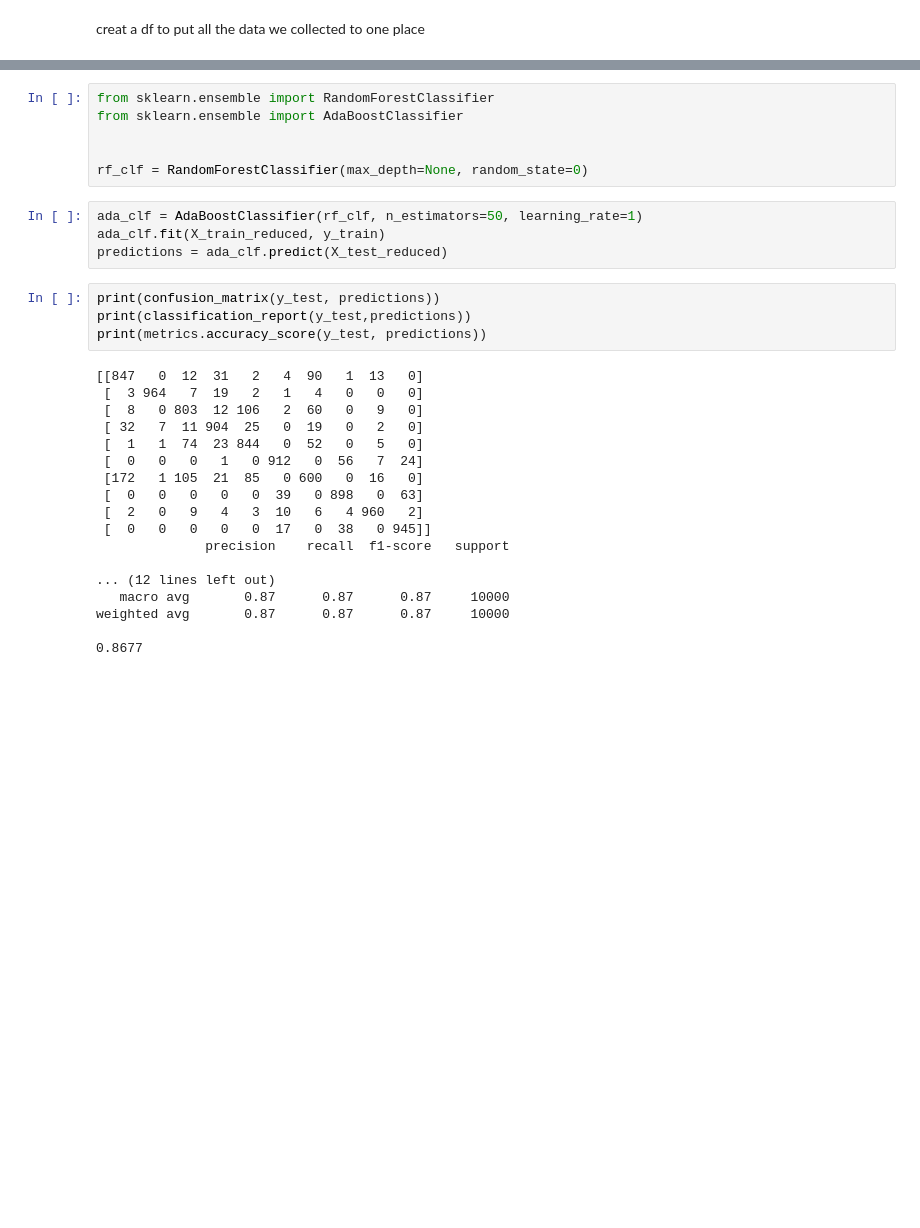
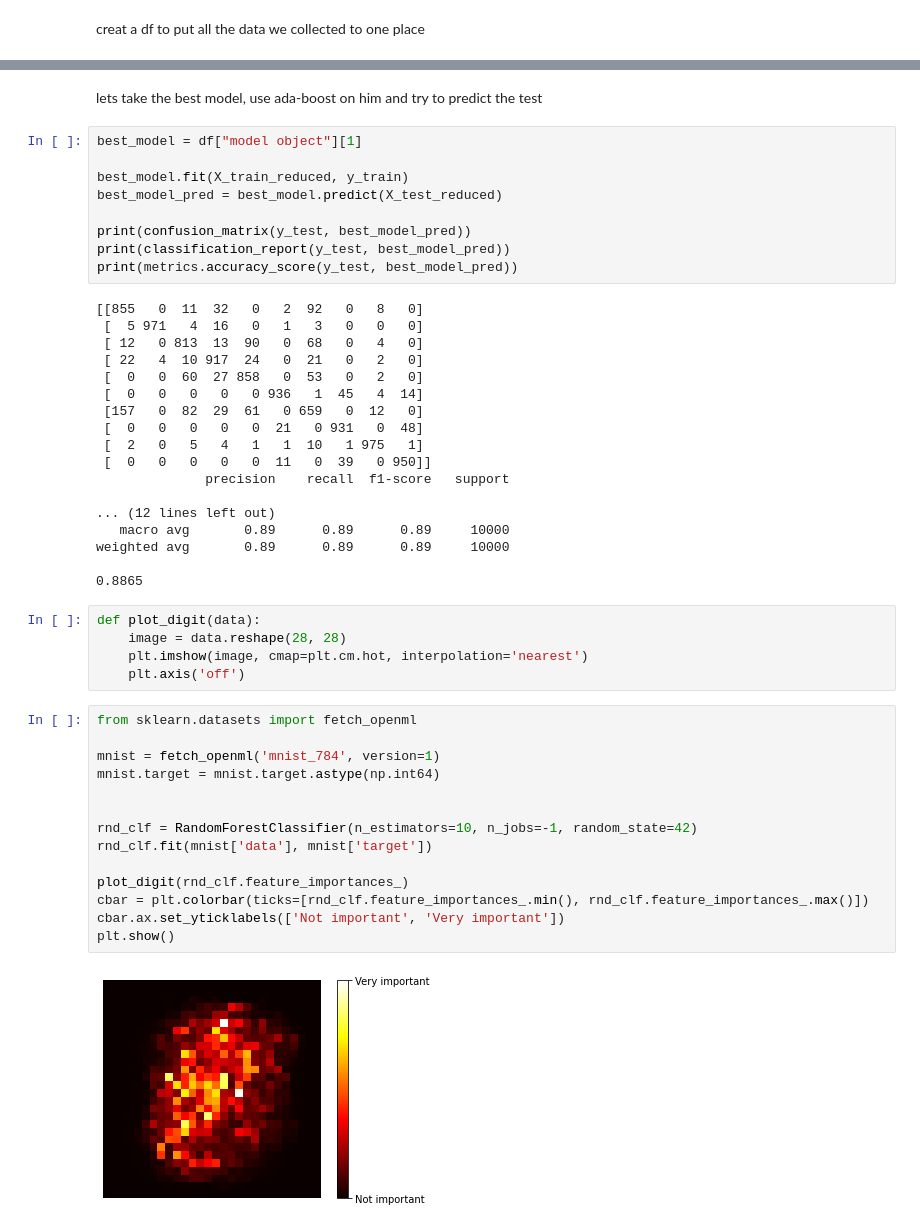
Before and after one commit to Matan-Hodadov/Fashion-mnist, a Jupyter notebook: Fashion-mnist/FMN_work.ipynb, the cells around one changed output, grey strips where cells are left out. Drawn from its saved outputs; the diff is of its cells as text; blank space fills up the shorter version.

```diff
--- a/Fashion-mnist/FMN_work.ipynb
+++ b/Fashion-mnist/FMN_work.ipynb
@@ -436,32 +421,50 @@ now lets check our model on out test
-# %%
-from sklearn.ensemble import RandomForestClassifier
-from sklearn.ensemble import AdaBoostClassifier
-
-
-rf_clf = RandomForestClassifier(max_depth=None, random_state=0)
-# %%
-ada_clf = AdaBoostClassifier(rf_clf, n_estimators=50, learning_rate=1)
-ada_clf.fit(X_train_reduced, y_train)
-predictions = ada_clf.predict(X_test_reduced)
+# %% [markdown]
+lets take the best model, use ada-boost on him and try to predict the test
 # %%
-print(confusion_matrix(y_test, predictions))
-print(classification_report(y_test,predictions))
-print(metrics.accuracy_score(y_test, predictions))
+best_model = df["model object"][1]
+
+best_model.fit(X_train_reduced, y_train)
+best_model_pred = best_model.predict(X_test_reduced)
+
+print(confusion_matrix(y_test, best_model_pred))
+print(classification_report(y_test, best_model_pred))
+print(metrics.accuracy_score(y_test, best_model_pred))
 # %% [output]
-[[847   0  12  31   2   4  90   1  13   0]
- [  3 964   7  19   2   1   4   0   0   0]
- [  8   0 803  12 106   2  60   0   9   0]
- [ 32   7  11 904  25   0  19   0   2   0]
- [  1   1  74  23 844   0  52   0   5   0]
- [  0   0   0   1   0 912   0  56   7  24]
- [172   1 105  21  85   0 600   0  16   0]
- [  0   0   0   0   0  39   0 898   0  63]
- [  2   0   9   4   3  10   6   4 960   2]
- [  0   0   0   0   0  17   0  38   0 945]]
+[[855   0  11  32   0   2  92   0   8   0]
+ [  5 971   4  16   0   1   3   0   0   0]
+ [ 12   0 813  13  90   0  68   0   4   0]
+ [ 22   4  10 917  24   0  21   0   2   0]
+ [  0   0  60  27 858   0  53   0   2   0]
+ [  0   0   0   0   0 936   1  45   4  14]
+ [157   0  82  29  61   0 659   0  12   0]
+ [  0   0   0   0   0  21   0 931   0  48]
+ [  2   0   5   4   1   1  10   1 975   1]
+ [  0   0   0   0   0  11   0  39   0 950]]
               precision    recall  f1-score   support
 
 ... (12 lines left out)
-   macro avg       0.87      0.87      0.87     10000
-weighted avg       0.87      0.87      0.87     10000
+   macro avg       0.89      0.89      0.89     10000
+weighted avg       0.89      0.89      0.89     10000
 
-0.8677
+0.8865
+# %%
+def plot_digit(data):
+    image = data.reshape(28, 28)
+    plt.imshow(image, cmap=plt.cm.hot, interpolation='nearest')
+    plt.axis('off')
+# %%
+from sklearn.datasets import fetch_openml
+
+mnist = fetch_openml('mnist_784', version=1)
+mnist.target = mnist.target.astype(np.int64)
+
+
+rnd_clf = RandomForestClassifier(n_estimators=10, n_jobs=-1, random_state=42)
+rnd_clf.fit(mnist['data'], mnist['target'])
+
+plot_digit(rnd_clf.feature_importances_)
+cbar = plt.colorbar(ticks=[rnd_clf.feature_importances_.min(), rnd_clf.feature_importances_.max()])
+cbar.ax.set_yticklabels(['Not important', 'Very important'])
+plt.show()
+# %% [output]
+[figure, added]
```
Also changed, not shown: parts of 25 cells of this notebook.
